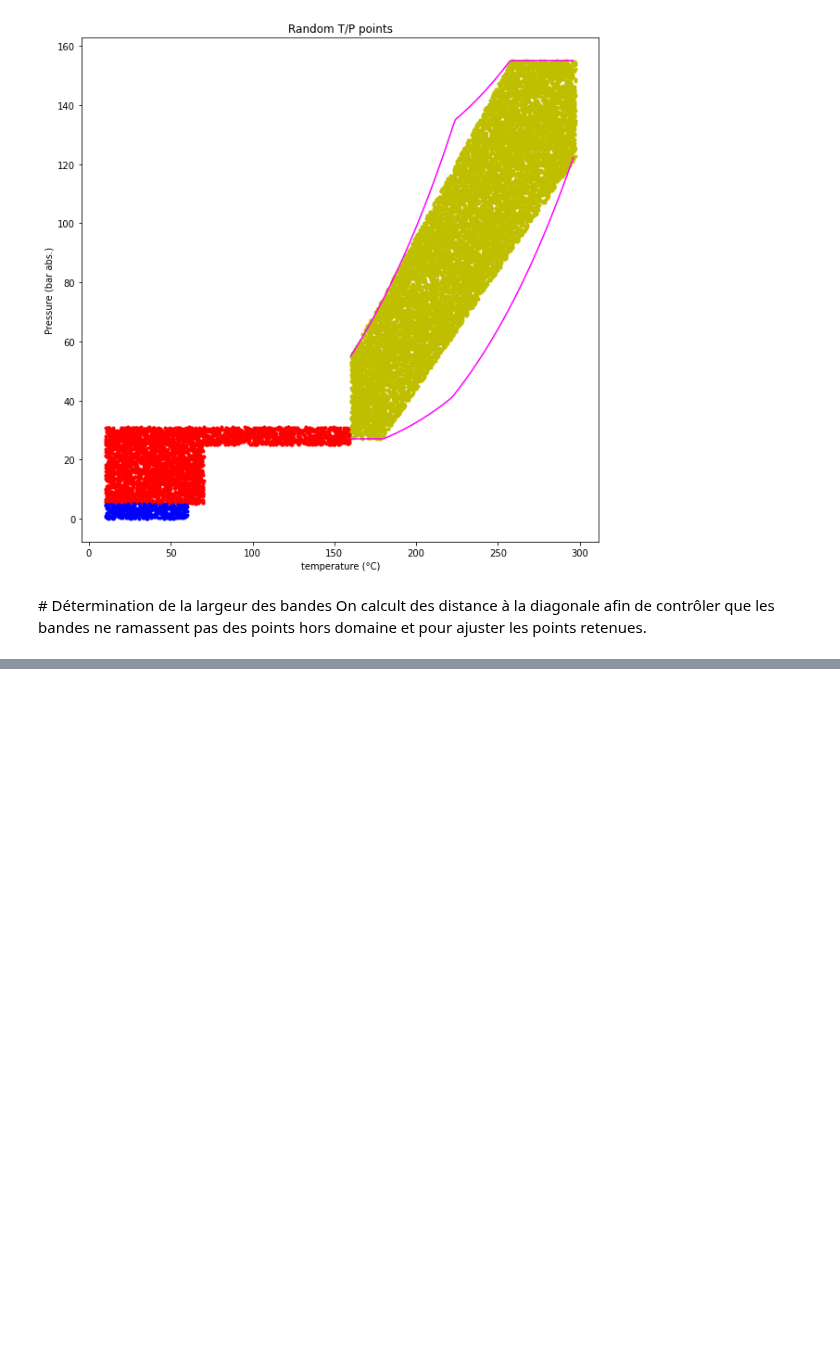
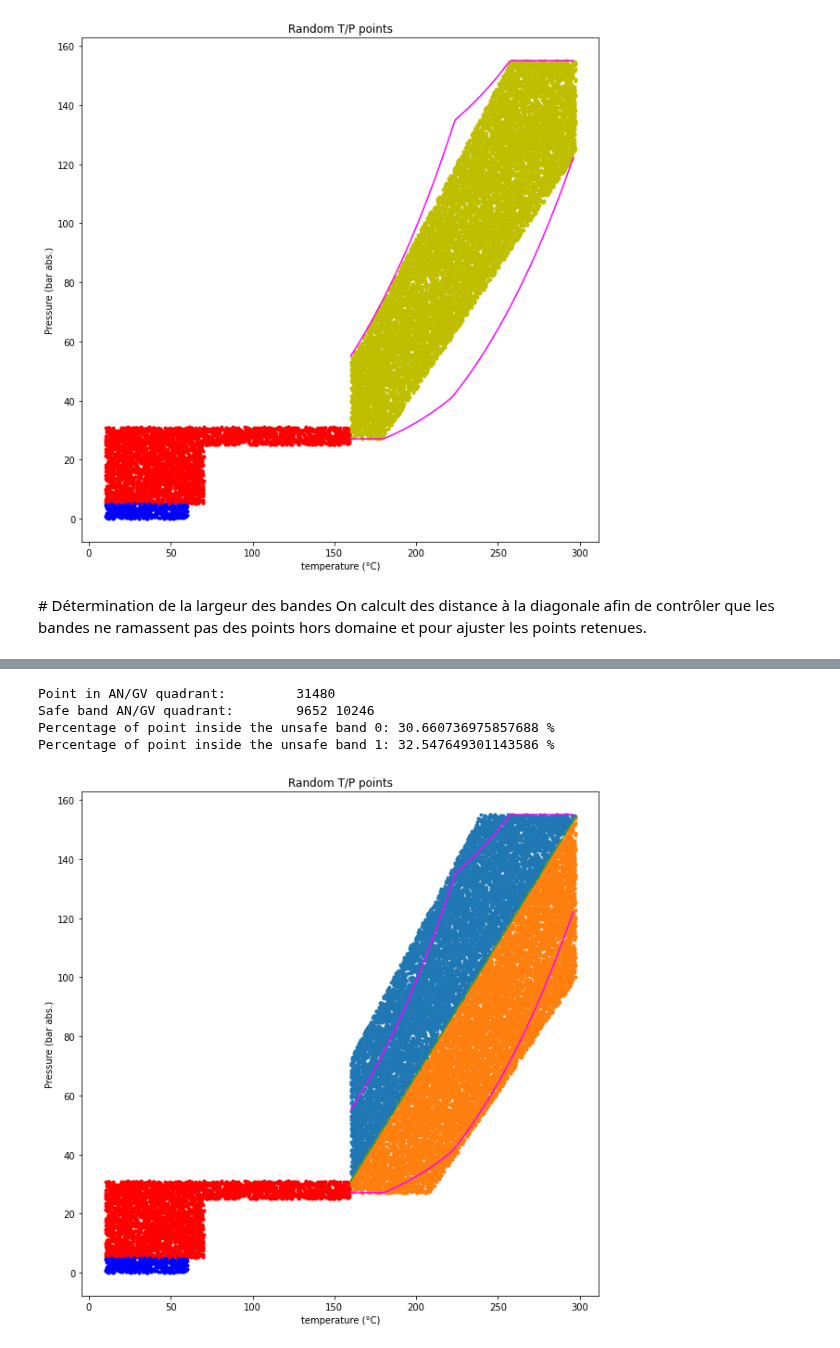
Before and after one commit to berettavexee/Chaussette, a Jupyter notebook: Test_02.ipynb, the cells around one changed output, grey strips where cells are left out. Cells and saved outputs as stored; diff of their text form; code cells hidden in the pictures; blank space fills up the shorter version.

```diff
--- a/Test_02.ipynb
+++ b/Test_02.ipynb
@@ -353,0 +362,55 @@ plt.show()
+# %%
+
+def unsafe_band(array):
+    """
+    Cuts the AN/GV domain along its diagonal.
+    Ax+By+C = 0
+    (y1 – y2)x + (x2 – x1)y + (x1y2 – x2y1) = 0
+    (160,31) - (297.2,155)
+    """
+    # let automatise a bit this crap
+    point = [[175,69],[258,155],[179,27],[297, 123],[160,31],[297.2,154]]
+    coef_a, coef_b, coef_c = [], [], []
+
+    for point_a, point_b in zip(point[0::2], point[1::2]):
+        coef_a.append((point_a[1] - point_b[1]))
+        coef_b.append((point_b[0] - point_a[0]))
+        coef_c.append((point_a[0] * point_b[1]) - (point_b[0] * point_a[1]))
+
+    index_1 = ((array[:, 0] * coef_a[0] + array[:, 1] * coef_b[0] + coef_c[0] - 1600) < 0) & ((array[:, 0] * coef_a[2] + array[:, 1] * coef_b[2] + coef_c[2]) > 0)
+    index_2 = ((array[:, 0] * coef_a[1] + array[:, 1] * coef_b[1] + coef_c[1] + 2800) > 0) & ((array[:, 0] * coef_a[2] + array[:, 1] * coef_b[2] + coef_c[2]) < 0)
+
+    return [array[index_1], array[index_2]]
+
+angv_data = angv_index(quadrant[1])
+print('Point in AN/GV quadrant:\t', len(angv_data))
+
+unsafe_angv_data = unsafe_band(angv_data)
+print('Safe band AN/GV quadrant:\t', len(unsafe_angv_data[0]), len(unsafe_angv_data[1]))
+print('Percentage of point inside the unsafe band 0:', len(unsafe_angv_data[0])/len(angv_data)*100, '%')
+print('Percentage of point inside the unsafe band 1:', len(unsafe_angv_data[1])/len(angv_data)*100, '%')
+
+#printe the limits tables, help to find the relevant point for the safe band
+#for index in range(0, 297 - 160):
+#    print(range(160, 298)[index], '°c upper:', table_angv_max()[index], ' lower:', table_angv_min()[index])
+
+plt.figure(figsize=(10, 10))
+plt.title('Random T/P points')
+plt.xlabel('temperature (°C)')
+plt.ylabel('Pressure (bar abs.)')
+# plt.plot(array[:, 0], array[:, 1], 'k.')
+plt.plot(anrra_data[:, 0], anrra_data[:, 1], 'r.')
+plt.plot(api_data[:, 0], api_data[:, 1], 'b.')
+# plt.plot(angv_data[:, 0], angv_data[:, 1], 'g.')
+plt.plot(unsafe_angv_data[0][:, 0], unsafe_angv_data[0][:, 1], '.')
+plt.plot(unsafe_angv_data[1][:, 0], unsafe_angv_data[1][:, 1], '.')
+plt.plot(range(160, 297), table_angv_max(),'magenta')
+plt.plot(range(160, 297), table_angv_min(),'magenta')
+plt.plot([160,297.2],[31,154])
+plt.show()
+# %% [output]
+Point in AN/GV quadrant:         31480
+Safe band AN/GV quadrant:        9652 10246
+Percentage of point inside the unsafe band 0: 30.660736975857688 %
+Percentage of point inside the unsafe band 1: 32.547649301143586 %
+[figure, added]
```
Also changed, not shown: parts of 5 cells of this notebook.
